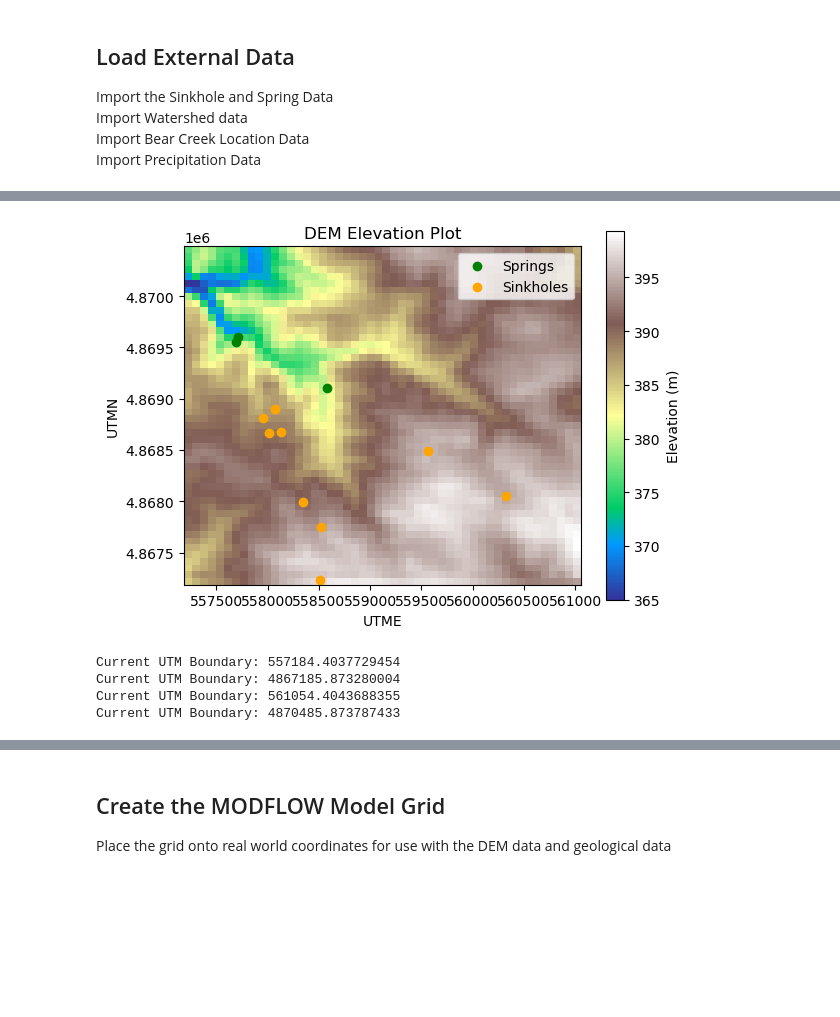
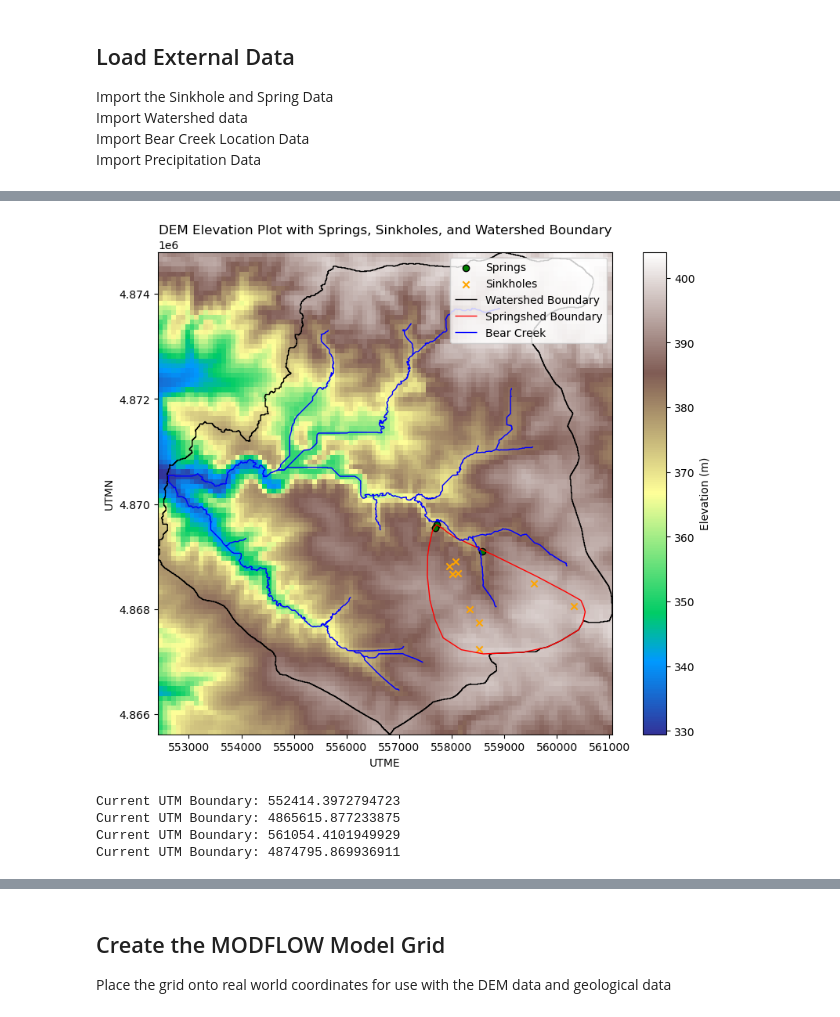
Before and after one commit to Csaucer/BearSpringUMN, a Jupyter notebook: EPM/EPM_wsgrid.ipynb, the cells around one changed output, grey strips where cells are left out. Cells and saved outputs as stored; diff of their text form; code cells hidden in the pictures; blank space fills up the shorter version.

```diff
--- a/EPM/EPM_wsgrid.ipynb
+++ b/EPM/EPM_wsgrid.ipynb
@@ -73,0 +90,18 @@ min x: 557184.4037729454, min y: 4867185.873280004, max x: 561054.4043688355, ma
+# %%
+geoJSON = './data/Bear_Springshed.geojson'
+springshed = gpd.read_file(geoJSON)
+
+projected_crs = 'EPSG:32615'
+springshed = springshed.to_crs(projected_crs)
+
+#Check for geometry types (need to extract a polygon dataset)
+springshed_types = springshed.geometry.type.unique()
+print(springshed_types)
+
+#Generate a Polygon object from the watershed geoJSON
+bsPolygon = springshed[springshed.geometry.type == 'Polygon']
+
+#repair the geometry for any errors that make the polygon not valid
+bsPolygon.loc[:,'geometry'] = bsPolygon['geometry'].apply(make_valid)
+print(f'The polygon is Valid: {bsPolygon.is_valid}')
+bsPolygon = bsPolygon.explode(index_parts=True)
@@ -102,52 +241,71 @@ def get_creek_cells(creek, conductance = 10):
 # %%
 #Import the DEM data
 
-ncol = 50 # number of grid columns in the model (Needs to be the same for the DEM grid conversion and for the model)
-nrow = 50 # number of grid rows in the model (Needs to be the same for the DEM grid conversion and for the model)
+ncol = 100 # number of grid columns in the model (Needs to be the same for the DEM grid conversion and for the model)
+nrow = 100 # number of grid rows in the model (Needs to be the same for the DEM grid conversion and for the model)
 
-#Isolate the spring and sinkhole coordinates for plotting on DEM
-springs = karst_df[karst_df['Type'] == 'spring' ] #get springs
-sinkholes = karst_df[karst_df['Type'] == 'sink' ] #get sinkholes
 
 with rasterio.open('./data/DEM_1m/dem_1m_m.bil') as src:
     #define the window of useful data(in UTM coords) from the larger DEM shapefile
     window = rasterio.windows.from_bounds(bounds[0], bounds[1], bounds[2], bounds[3], transform=src.transform)
     extent = rasterio.windows.bounds(window, src.transform)#get window boundaries to confirm they are correct
 
     #convert all of the data to a grid so it can be used with the MODFLOW model
     width = ncol#set the width of the grid
     height = nrow #set the height of the grid
     transform = rasterio.transform.from_bounds(*extent, width, height) #transform the data to the grid
 
     #Import the DEM and apply it to the grid
     dem_grid = src.read(
     1,
     out_shape = (height, width),
     window = window,
     resampling= rasterio.enums.Resampling.bilinear
     )
 
     #mask out the erroneous data (excessively large values due to data errors)
     maxval = 10000
     dem_grid = np.ma.masked_where(dem_grid > maxval, dem_grid)
 
-#Plot DEM as a colorplot to evaluate all of the values and establish the value range and units
-plt.imshow(dem_grid, cmap='terrain', extent=[extent[0], extent[2], extent[1], extent[3]])
-plt.colorbar(label='Elevation (m)')
-plt.xlabel('UTME')
-plt.ylabel('UTMN')
-plt.title('DEM Elevation Plot')
-plt.scatter(springs['UTME'], springs['UTMN'], color = 'green', label='Springs') #Plot spring locations
-plt.scatter(sinkholes['UTME'], sinkholes['UTMN'], color='orange', label = 'Sinkholes') #Plot sinkhole locations
-plt.legend()
+# Plot DEM as a color plot to evaluate all of the values and establish the value range and units
+fig, ax = plt.subplots(figsize=(10, 8))
+dem_plot = ax.imshow(
+    dem_grid,
+    cmap='terrain',
+    extent=[extent[0], extent[2], extent[1], extent[3]],
+    origin='upper'
+)
+# Add a colorbar for the DEM
+cbar = plt.colorbar(dem_plot, ax=ax, label='Elevation (m)')
+# Plot springs and sinkholes on the DEM
+ax.scatter(
+    springs['UTME'], springs['UTMN'],
+    color='green', label='Springs', marker='o', edgecolor='black'
+)
+ax.scatter(
+    sinkholes['UTME'], sinkholes['UTMN'],
+    color='orange', label='Sinkholes', marker='x'
+)
+# Overlay the merged watershed (wsMerged GeoDataFrame)
+wsMerged.boundary.plot(ax=ax, color='k', linewidth=1, label='Watershed Boundary')
+#Overlay the Springshed Area (Should be within the merged area)
+bsPolygon.boundary.plot(ax=ax, color ='red', linewidth=1, label ='Springshed Boundary')
+#Overlay the creeks
+creeks.plot(ax=ax, color= 'blue', linewidth=1, label='Bear Creek')
+# Add labels and title
+ax.set_xlabel('UTME')
+ax.set_ylabel('UTMN')
+ax.set_title('DEM Elevation Plot with Springs, Sinkholes, and Watershed Boundary')
+ax.legend()
 plt.show()
+
 
 #print the boundary values of the DEM
 for i in range(len(extent)):
     print(f'Current UTM Boundary: {extent[i]}')
 # %% [output]
-[figure, old version]
+[figure, new version]
-Current UTM Boundary: 557184.4037729454
-Current UTM Boundary: 4867185.873280004
-Current UTM Boundary: 561054.4043688355
-Current UTM Boundary: 4870485.873787433
+Current UTM Boundary: 552414.3972794723
+Current UTM Boundary: 4865615.877233875
+Current UTM Boundary: 561054.4101949929
+Current UTM Boundary: 4874795.869936911
```
Also changed, not shown: parts of 27 cells of this notebook, 14 other files.
